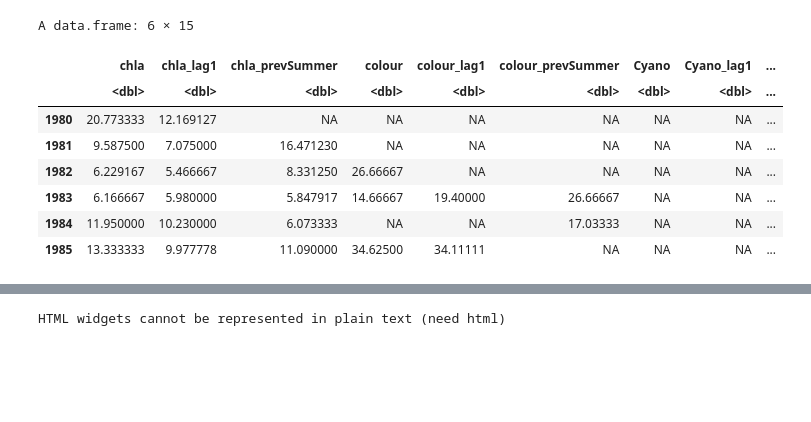
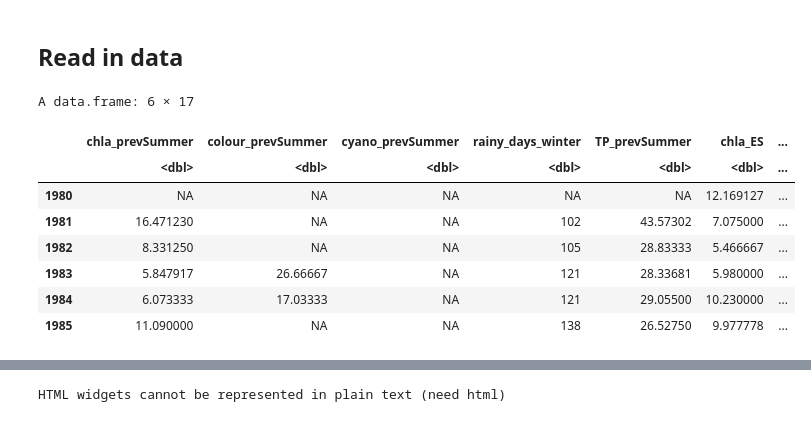
Before and after one commit to icra/WATExR, a Jupyter notebook: Norway_Morsa/Model_Development/Notebooks/07_BN_WATExR_R.ipynb, the cells around one changed output, grey strips where cells are left out. Saved outputs shown, nothing was run; the diff lists cells and outputs as text; code cells hidden in the pictures; blank space fills up the shorter version.

```diff
--- a/Norway_Morsa/Model_Development/Notebooks/07_BN_WATExR_R.ipynb
+++ b/Norway_Morsa/Model_Development/Notebooks/07_BN_WATExR_R.ipynb
@@ -11,14 +5,16 @@ The following object is masked from ‘package:stats’:
+# %% [markdown]
+## Read in data
 # %%
-# Read in data
-data_cont = read.csv(file="../data/DataMatrices/VansjøData_aut_forBN.csv", header=TRUE, sep=",", row.names = 1)
+# Read in continuous data
+data_cont = read.csv(file="../data/DataMatrices/Vansjo_Seasonal_Continuous.csv", header=TRUE, sep=",", row.names = 1)
 head(data_cont)
 # %% [output]
-A data.frame: 6 × 15
+A data.frame: 6 × 17
-|  | chla | chla_lag1 | chla_prevSummer | colour | colour_lag1 | colour_prevSummer | Cyano | Cyano_lag1 | ... |
-|  | <dbl> | <dbl> | <dbl> | <dbl> | <dbl> | <dbl> | <dbl> | <dbl> | ... |
-| 1980 | 20.773333 | 12.169127 | NA | NA | NA | NA | NA | NA | ... |
-| 1981 | 9.587500 | 7.075000 | 16.471230 | NA | NA | NA | NA | NA | ... |
-| 1982 | 6.229167 | 5.466667 | 8.331250 | 26.66667 | NA | NA | NA | NA | ... |
-| 1983 | 6.166667 | 5.980000 | 5.847917 | 14.66667 | 19.40000 | 26.66667 | NA | NA | ... |
-| 1984 | 11.950000 | 10.230000 | 6.073333 | NA | NA | 17.03333 | NA | NA | ... |
-| 1985 | 13.333333 | 9.977778 | 11.090000 | 34.62500 | 34.11111 | NA | NA | NA | ... |
+|  | chla_prevSummer | colour_prevSummer | cyano_prevSummer | rainy_days_winter | TP_prevSummer | chla_ES | ... |
+|  | <dbl> | <dbl> | <dbl> | <dbl> | <dbl> | <dbl> | ... |
+| 1980 | NA | NA | NA | NA | NA | 12.169127 | ... |
+| 1981 | 16.471230 | NA | NA | 102 | 43.57302 | 7.075000 | ... |
+| 1982 | 8.331250 | NA | NA | 105 | 28.83333 | 5.466667 | ... |
+| 1983 | 5.847917 | 26.66667 | NA | 121 | 28.33681 | 5.980000 | ... |
+| 1984 | 6.073333 | 17.03333 | NA | 121 | 29.05500 | 10.230000 | ... |
+| 1985 | 11.090000 | NA | NA | 138 | 26.52750 | 9.977778 | ... |
```
Also changed, not shown: parts of 16 cells of this notebook, 2 other files.
